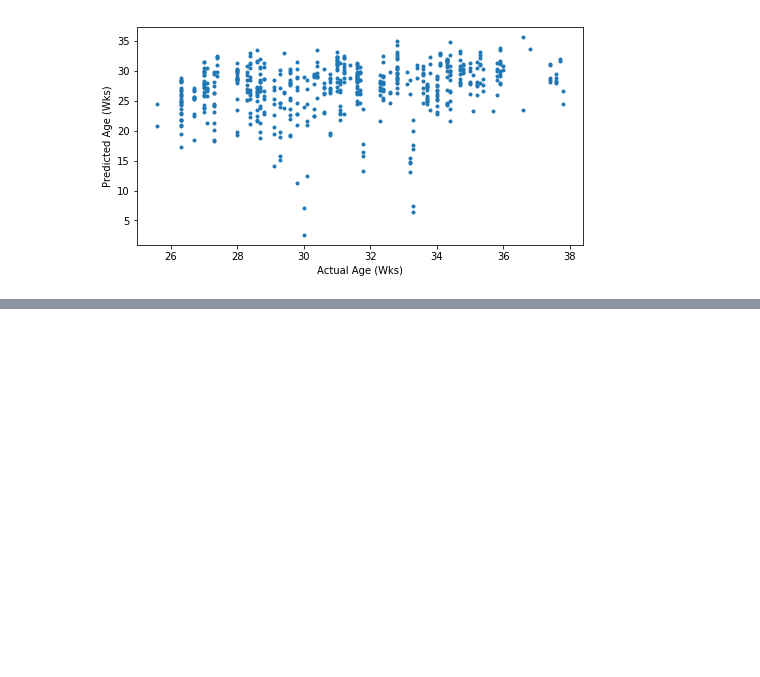
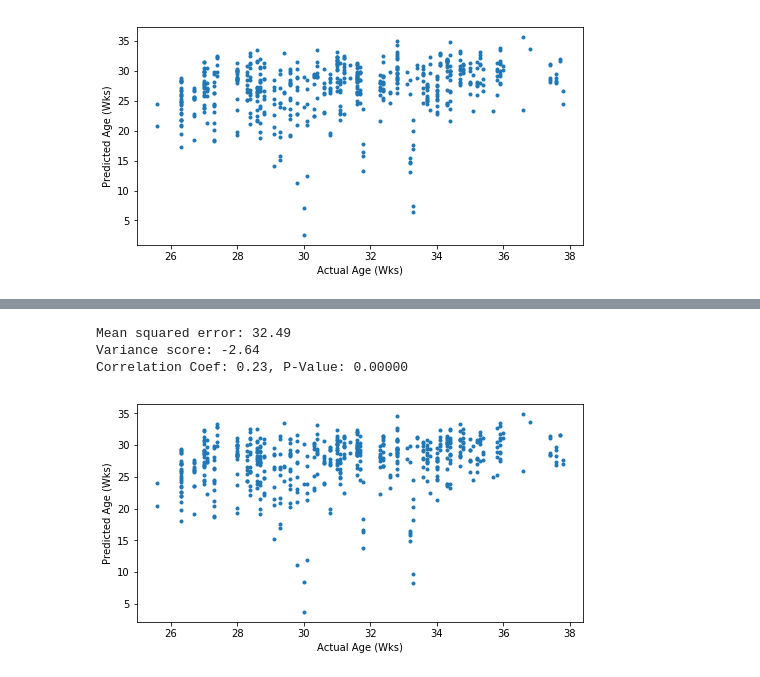
Before and after one commit to rdgao/daily_notebook, a Jupyter notebook: daily18_02_20_organoidEEGclassifier.ipynb, the cells around one changed output, grey strips where cells are left out. Cells and saved outputs as stored; diff of their text form; code cells hidden in the pictures; blank space fills up the shorter version.

```diff
--- a/daily18_02_20_organoidEEGclassifier.ipynb
+++ b/daily18_02_20_organoidEEGclassifier.ipynb
@@ -121,0 +166,8 @@ Correlation Coef: 0.25, P-Value: 0.00000
+# %%
+# no spectral features, 25-38wks, org -> baby
+brainballbaby_linreg(org_feat_stacked, org_age_stacked, baby_feat, baby_pma, feat_cols[:-4], age_range=(25,38))
+# %% [output]
+Mean squared error: 32.49
+Variance score: -2.64
+Correlation Coef: 0.23, P-Value: 0.00000
+[figure, added]
```
Also changed, not shown: parts of 6 cells of this notebook.
